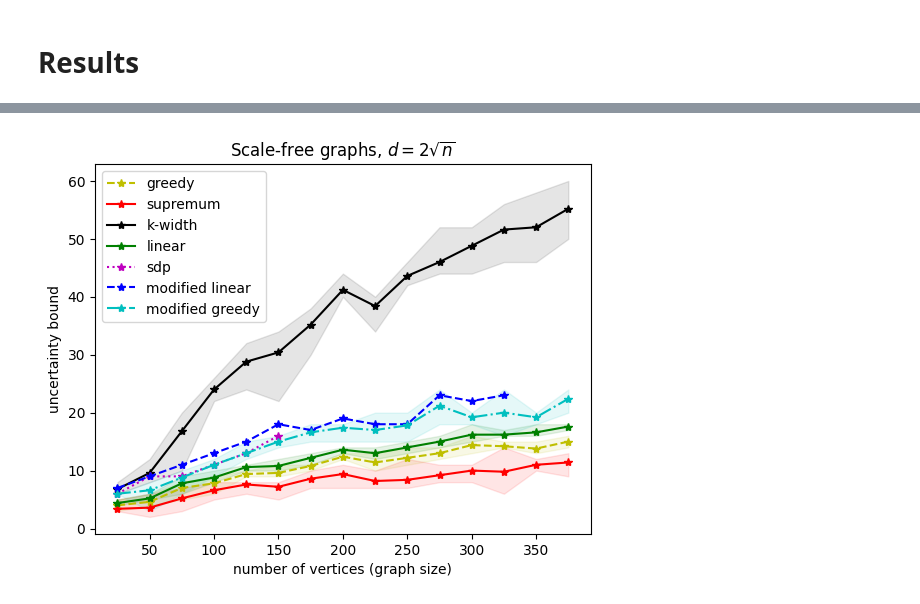
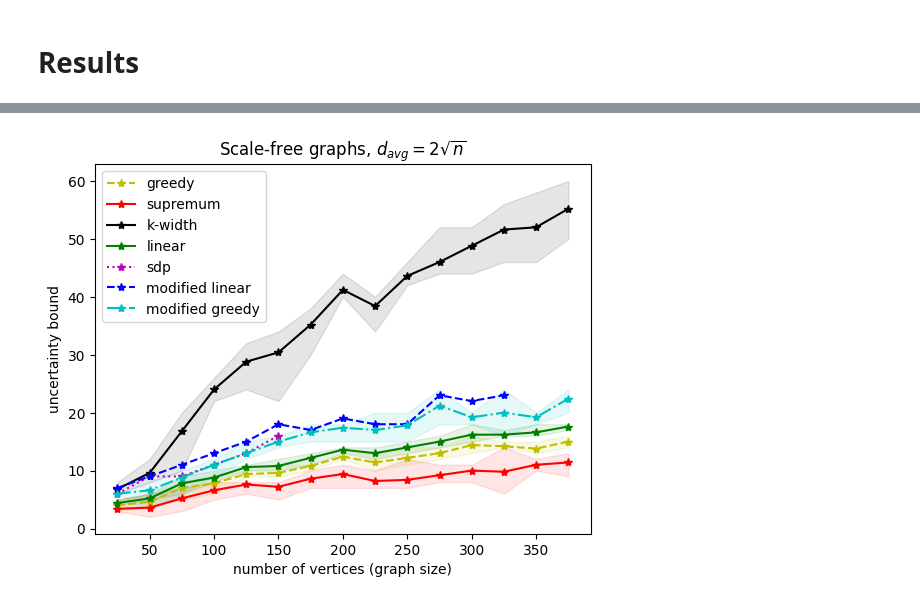
Before and after one commit to Joost-L/Uncertainty_Principle_on_Graphs, a Jupyter notebook: Delocalisation-numerical-experiments.ipynb, the cells around one changed output, grey strips where cells are left out. Saved outputs shown, nothing was run; the diff lists cells and outputs as text; code cells hidden in the pictures.

Commit message:
Corrected plot title and cleared outputs

```diff
--- a/Delocalisation-numerical-experiments.ipynb
+++ b/Delocalisation-numerical-experiments.ipynb
@@ -776,26 +742,25 @@ linear_mod_res =  [7, 9, 11, 13, 15, 18, 17, 19, 18, 18, 23, 22, 23]
 sdp_res = [6, 9, 9, 11, 13, 16]
 # %%
 ran = range(25,400,25) #matrixSizes
-plt.title(r'Scale-free graphs, $d = 2\sqrt{n}$')
+plt.title(r'Scale-free graphs, $d_{avg} = 2\sqrt{n}$')
 plt.plot(ran, np.mean(greedy_res, axis = 0),       'y*--', label = 'greedy')
 plt.plot(ran, np.mean(sup_res, axis = 0),          'r*-',  label = 'supremum')
 plt.plot(ran, np.mean(kwidth_res, axis = 0),       'k*-',  label = 'k-width')
 plt.plot(ran, np.mean(linear_res, axis = 0),       'g*-',  label = 'linear')
 plt.plot(ran[:6], sdp_res,               'm*:',  label = 'sdp')
 
 plt.plot(ran[:13], linear_mod_res,            'b*--',  label = 'modified linear')
 plt.plot(ran, np.mean(greedy_mod_res, axis = 0),      'c*-.',  label = 'modified greedy')
 
 plt.fill_between(ran, np.min(greedy_res, axis =0), np.max(greedy_res, axis =0), color='y', alpha=0.1)
 plt.fill_between(ran, np.min(sup_res,    axis =0), np.max(sup_res,    axis =0), color='r', alpha=0.1)
 plt.fill_between(ran, np.min(kwidth_res, axis =0), np.max(kwidth_res, axis =0), color='k', alpha=0.1)
 plt.fill_between(ran, np.min(linear_res, axis =0), np.max(linear_res, axis =0), color='g', alpha=0.1)
 plt.fill_between(ran, np.min(greedy_mod_res, axis =0), np.max(greedy_mod_res, axis =0), color='c', alpha=0.1)
 
-
 plt.xlabel("number of vertices (graph size)")
 plt.ylabel("uncertainty bound")
 plt.legend()
 plt.savefig("baDsqrt.png")
 # %% [output]
-[figure, old version]
+[figure, new version]
```
Also changed, not shown: parts of 3 cells of this notebook.
